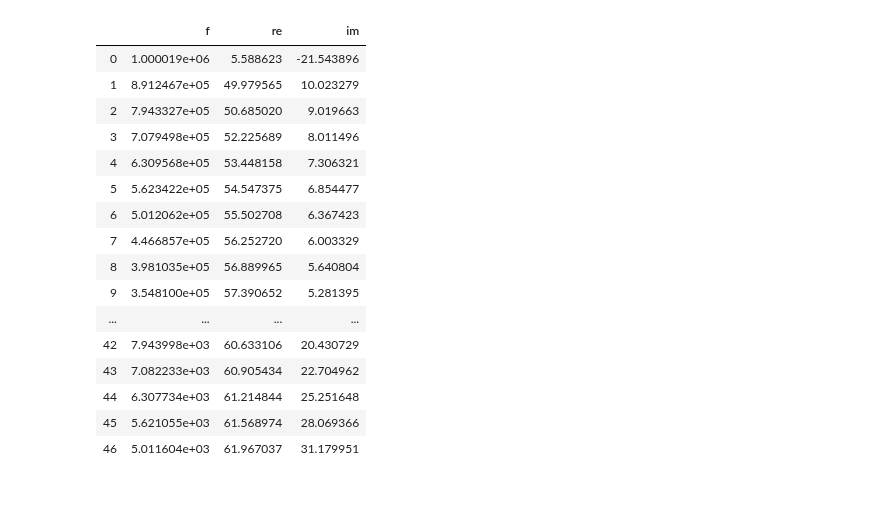
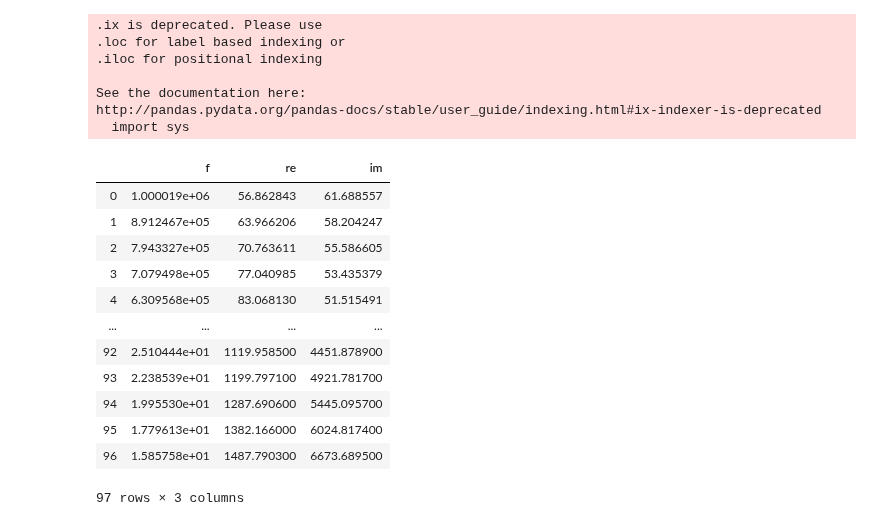
Before and after one commit to WildcatDiscovery/Kyler_Speed_Circuit, a Jupyter notebook: python_notebooks/binning.ipynb, the cells around one changed output. Drawn from its saved outputs; the diff is of its cells as text; code cells hidden in the pictures; blank space fills up the shorter version.

```diff
--- a/python_notebooks/binning.ipynb
+++ b/python_notebooks/binning.ipynb
@@ -3,5 +3,5 @@
 #Import necessary packaging
 from utils.tools import *
 path=r"C:\Users\cjang\Desktop\impedance_data\data\\"
-data = ['DE_40_7_60.mpt']
+data = ['DE_40__60.mpt']
 ex_mpt = mpt_data(path,data)
@@ -12,0 +64,3 @@ No handles with labels found to put in legend.
+# %%
+ex_mpt.set_new_gph_dims(50,50)
+ex_mpt.mpt_plot(x_window = [0, mean(ex_mpt.df_raw['re']/2)], y_window = [0, mean(ex_mpt.df_raw['im'])/2])
@@ -13,25 +70,30 @@ No handles with labels found to put in legend.
 # %%
 skeleton = ex_mpt.df_raw.iloc[:,0:3]
 re_mid, im_mid  = mean(skeleton['re']), mean(skeleton['im'])
-a = skeleton[abs(skeleton['re']) <= re_mid * .2]
-b = skeleton[abs(skeleton['im']) <= im_mid * .2]
+a = skeleton[abs(skeleton['re']) <= re_mid]
+b = skeleton[abs(skeleton['im']) <= im_mid]
 c = pd.concat([a, b]).drop_duplicates()
+for cols in c.columns.tolist()[1:]:
+    c = c.ix[c[cols] > 0]
 c
 # %% [output]
+.ix is deprecated. Please use
+.loc for label based indexing or
+.iloc for positional indexing
+
+See the documentation here:
+http://pandas.pydata.org/pandas-docs/stable/user_guide/indexing.html#ix-indexer-is-deprecated
+  import sys
 |  | f | re | im |
-| 0 | 1.000019e+06 | 5.588623 | -21.543896 |
-| 1 | 8.912467e+05 | 49.979565 | 10.023279 |
-| 2 | 7.943327e+05 | 50.685020 | 9.019663 |
-| 3 | 7.079498e+05 | 52.225689 | 8.011496 |
-| 4 | 6.309568e+05 | 53.448158 | 7.306321 |
-| 5 | 5.623422e+05 | 54.547375 | 6.854477 |
-| 6 | 5.012062e+05 | 55.502708 | 6.367423 |
-| 7 | 4.466857e+05 | 56.252720 | 6.003329 |
-| 8 | 3.981035e+05 | 56.889965 | 5.640804 |
-| 9 | 3.548100e+05 | 57.390652 | 5.281395 |
+| 0 | 1.000019e+06 | 56.862843 | 61.688557 |
+| 1 | 8.912467e+05 | 63.966206 | 58.204247 |
+| 2 | 7.943327e+05 | 70.763611 | 55.586605 |
+| 3 | 7.079498e+05 | 77.040985 | 53.435379 |
+| 4 | 6.309568e+05 | 83.068130 | 51.515491 |
 | ... | ... | ... | ... |
-| 42 | 7.943998e+03 | 60.633106 | 20.430729 |
-| 43 | 7.082233e+03 | 60.905434 | 22.704962 |
-| 44 | 6.307734e+03 | 61.214844 | 25.251648 |
-| 45 | 5.621055e+03 | 61.568974 | 28.069366 |
-| 46 | 5.011604e+03 | 61.967037 | 31.179951 |
+| 92 | 2.510444e+01 | 1119.958500 | 4451.878900 |
+| 93 | 2.238539e+01 | 1199.797100 | 4921.781700 |
+| 94 | 1.995530e+01 | 1287.690600 | 5445.095700 |
+| 95 | 1.779613e+01 | 1382.166000 | 6024.817400 |
+| 96 | 1.585758e+01 | 1487.790300 | 6673.689500 |
+97 rows × 3 columns
```
Also changed, not shown: parts of 11 cells of this notebook.
